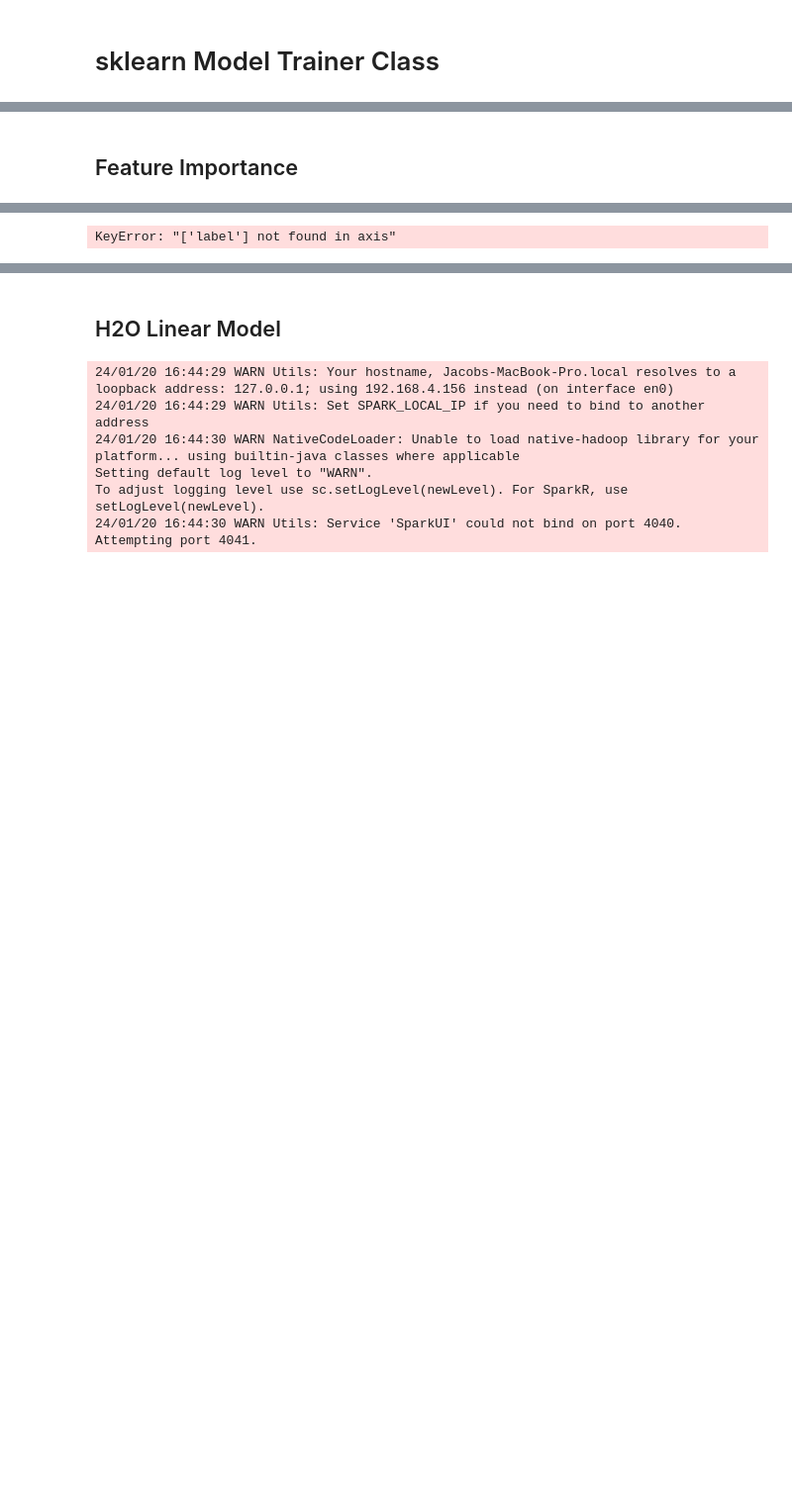
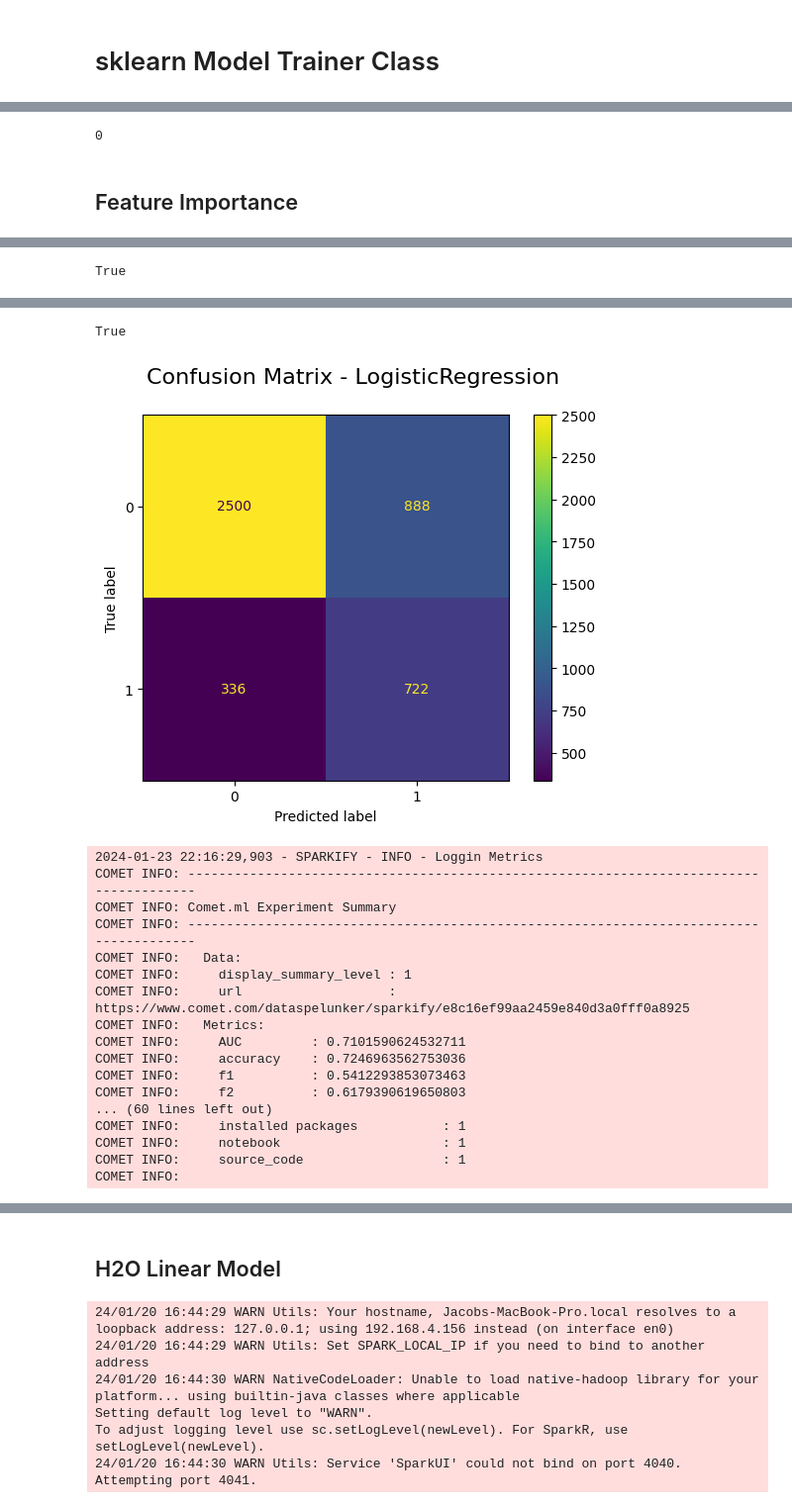
Before and after one commit to fletcherjacob/churn_project, a Jupyter notebook: model_testing/initial_training.ipynb, the cells around one changed output, grey strips where cells are left out. Shown at 99% size. Cells and saved outputs as stored; diff of their text form; code cells hidden in the pictures; blank space fills up the shorter version.

Commit message:
build pyspark model class, fix sklearn model runs

```diff
--- a/model_testing/initial_training.ipynb
+++ b/model_testing/initial_training.ipynb
@@ -312,8 +347,12 @@ df.sort_values(["AUC"], ascending=False)
+# %%
+model_trainer.experiment_logging
+# %% [output]
+0
 # %% [markdown]
 ## Feature Importance
 # %%
 import numpy as np
-model_name = df.index[0]
+model_name = "LogisticRegression"
 
 
 metrics,model_trainer = model_run(
@@ -321,6 +360,8 @@ metrics,model_trainer = model_run(
         model=trainer_plan["model"][model_name],
         feature_columns=trainer_plan["feature_columns"],
         file_path=file_path,
-        logging=True,
+        label="label",
+        rs_state_mod= 0,
+        experiment_logging=True,
     )
 # %% [output]
@@ -336 +370 @@ WARNING:root:time_since_registration feature is being dropped
-KeyError: "['label'] not found in axis"
+True
@@ -336,0 +388,19 @@ KeyError: "['label'] not found in axis"
+True
+[figure, added]
+2024-01-23 22:16:29,903 - SPARKIFY - INFO - Loggin Metrics
+COMET INFO: ---------------------------------------------------------------------------------------
+COMET INFO: Comet.ml Experiment Summary
+COMET INFO: ---------------------------------------------------------------------------------------
+COMET INFO:   Data:
+COMET INFO:     display_summary_level : 1
+COMET INFO:     url                   : https://www.comet.com/dataspelunker/sparkify/e8c16ef99aa2459e840d3a0fff0a8925
+COMET INFO:   Metrics:
+COMET INFO:     AUC         : 0.7101590624532711
+COMET INFO:     accuracy    : 0.7246963562753036
+COMET INFO:     f1          : 0.5412293853073463
+COMET INFO:     f2          : 0.6179390619650803
+... (60 lines left out)
+COMET INFO:     installed packages           : 1
+COMET INFO:     notebook                     : 1
+COMET INFO:     source_code                  : 1
+COMET INFO:
```
Also changed, not shown: parts of 11 cells of this notebook.
